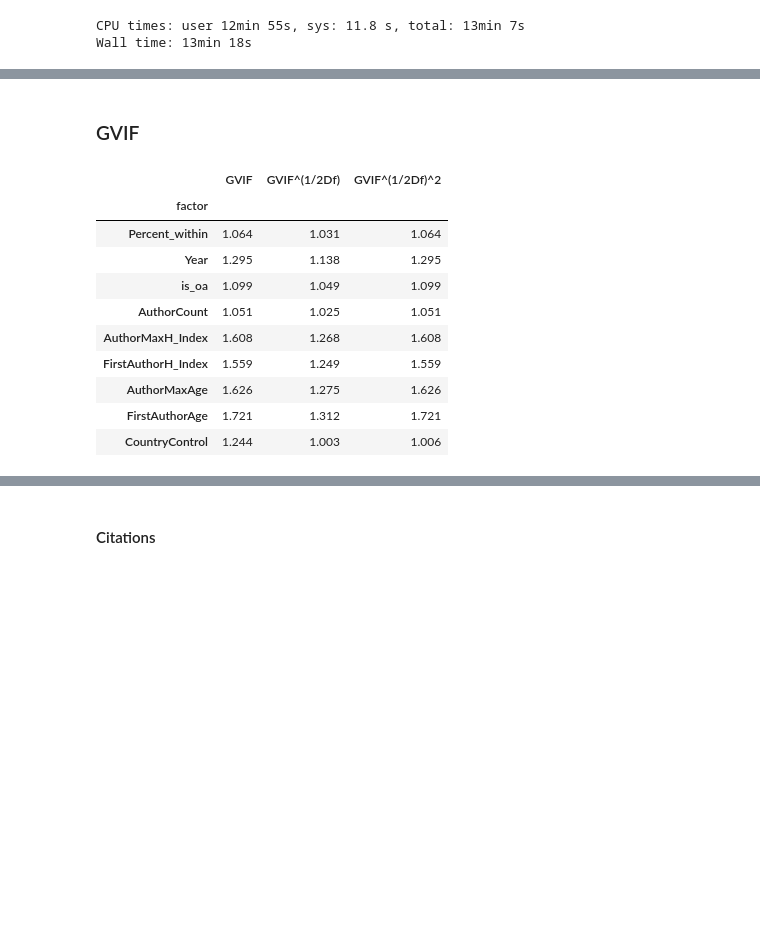
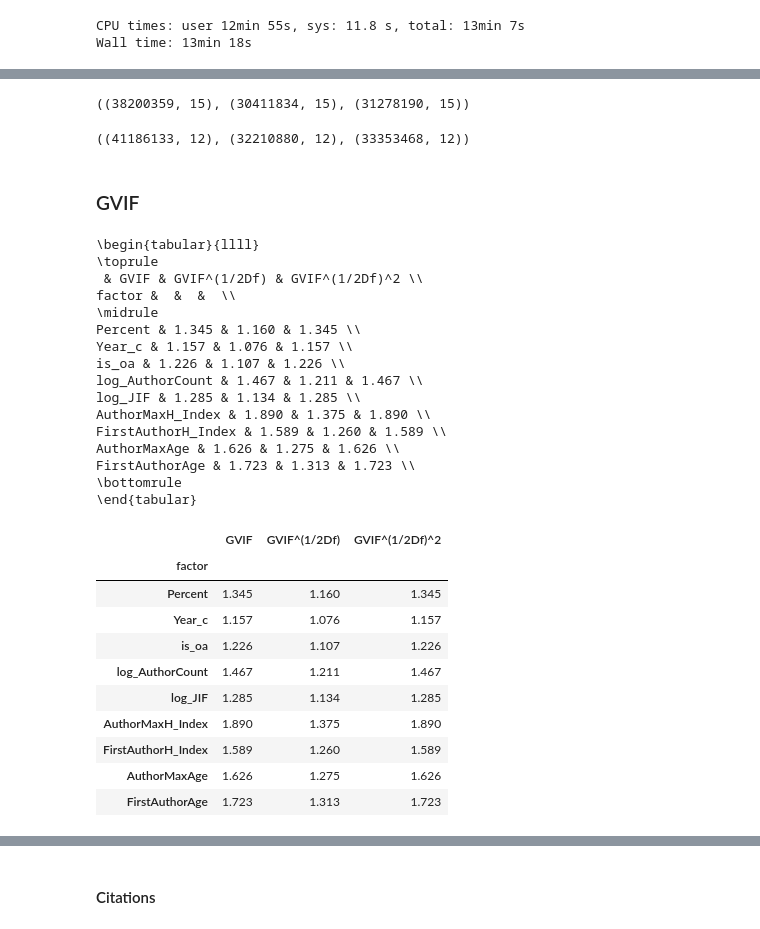
Before and after one commit to comnetsAD/bias_academia, a Jupyter notebook: observational_analyses/notebooks/Study_2EFGH.ipynb, the cells around one changed output, grey strips where cells are left out. Drawn from its saved outputs; the diff is of its cells as text; code cells hidden in the pictures; blank space fills up the shorter version.

```diff
--- a/observational_analyses/notebooks/Study_2EFGH.ipynb
+++ b/observational_analyses/notebooks/Study_2EFGH.ipynb
@@ -327,3 +414,11 @@ disruptionToRegress = collectControls(
+# %%
+toRegressCleaned.shape, noveltyToRegressCleaned.shape, disruptionToRegressCleaned.shape
+# %% [output]
+((38200359, 15), (30411834, 15), (31278190, 15))
+# %%
+toRegressCleaned.shape, noveltyToRegressCleaned.shape, disruptionToRegressCleaned.shape
+# %% [output]
+((41186133, 12), (32210880, 12), (33353468, 12))
 # %% [markdown]
 ### GVIF
 # %%
@@ -391,26 +486,43 @@ def generalized_VIF(df):
     # gvif_filter = gvif_df.loc[gvif_df['GVIF^(1/2Df)^2'] >= 5]['GVIF^(1/2Df)^2'].to_dict()
 
     return gvif_df#, gvif_filter
-# %%
-gvif_df = generalized_VIF(
-    (
-        toRegress
-        .assign(is_oa=lambda df: df.is_oa.apply(int))
-        [['Percent_within','Year','is_oa','AuthorCount','AuthorMaxH_Index',
-          'FirstAuthorH_Index','AuthorMaxAge','FirstAuthorAge','CountryControl']]
-    )
-)
-
-gvif_df
-# %% [output]
-|  | GVIF | GVIF^(1/2Df) | GVIF^(1/2Df)^2 |
-| factor |  |  |  |
-| Percent_within | 1.064 | 1.031 | 1.064 |
-| Year | 1.295 | 1.138 | 1.295 |
-| is_oa | 1.099 | 1.049 | 1.099 |
-| AuthorCount | 1.051 | 1.025 | 1.051 |
-| AuthorMaxH_Index | 1.608 | 1.268 | 1.608 |
-| FirstAuthorH_Index | 1.559 | 1.249 | 1.559 |
-| AuthorMaxAge | 1.626 | 1.275 | 1.626 |
-| FirstAuthorAge | 1.721 | 1.312 | 1.721 |
-| CountryControl | 1.244 | 1.003 | 1.006 |
+# %%
+gvif_df = generalized_VIF(
+    (
+        toRegressCleaned
+        [['Percent','Year_c','is_oa','log_AuthorCount','log_JIF','AuthorMaxH_Index',
+          'FirstAuthorH_Index','AuthorMaxAge','FirstAuthorAge']]
+    )
+)
+
+print(gvif_df.to_latex())
+
+gvif_df
+# %% [output]
+\begin{tabular}{llll}
+\toprule
+ & GVIF & GVIF^(1/2Df) & GVIF^(1/2Df)^2 \\
+factor &  &  &  \\
+\midrule
+Percent & 1.345 & 1.160 & 1.345 \\
+Year_c & 1.157 & 1.076 & 1.157 \\
+is_oa & 1.226 & 1.107 & 1.226 \\
+log_AuthorCount & 1.467 & 1.211 & 1.467 \\
+log_JIF & 1.285 & 1.134 & 1.285 \\
+AuthorMaxH_Index & 1.890 & 1.375 & 1.890 \\
+FirstAuthorH_Index & 1.589 & 1.260 & 1.589 \\
+AuthorMaxAge & 1.626 & 1.275 & 1.626 \\
+FirstAuthorAge & 1.723 & 1.313 & 1.723 \\
+\bottomrule
+\end{tabular}
+|  | GVIF | GVIF^(1/2Df) | GVIF^(1/2Df)^2 |
+| factor |  |  |  |
+| Percent | 1.345 | 1.160 | 1.345 |
+| Year_c | 1.157 | 1.076 | 1.157 |
+| is_oa | 1.226 | 1.107 | 1.226 |
+| log_AuthorCount | 1.467 | 1.211 | 1.467 |
+| log_JIF | 1.285 | 1.134 | 1.285 |
+| AuthorMaxH_Index | 1.890 | 1.375 | 1.890 |
+| FirstAuthorH_Index | 1.589 | 1.260 | 1.589 |
+| AuthorMaxAge | 1.626 | 1.275 | 1.626 |
+| FirstAuthorAge | 1.723 | 1.313 | 1.723 |
```
Also changed, not shown: parts of 27 cells of this notebook.
